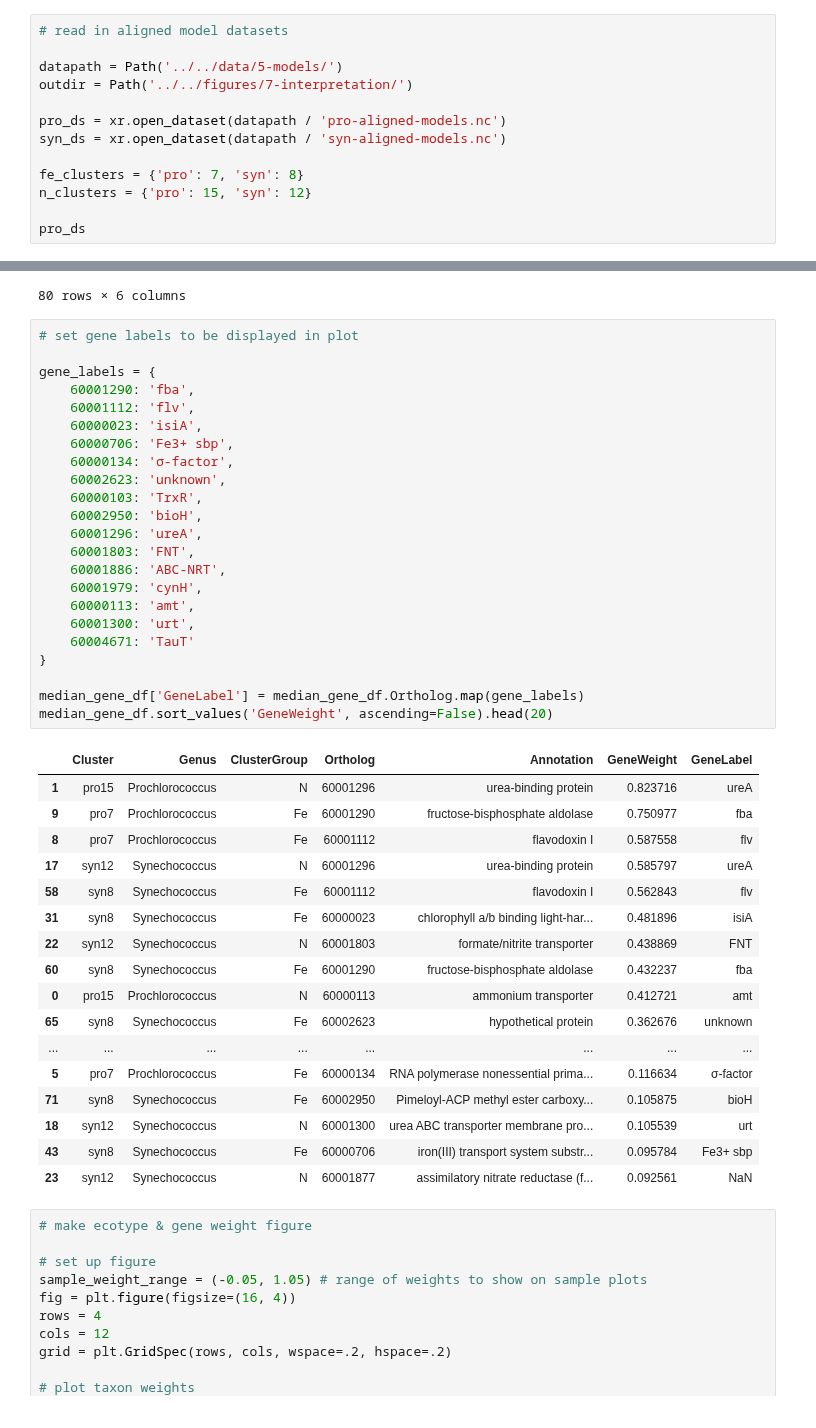
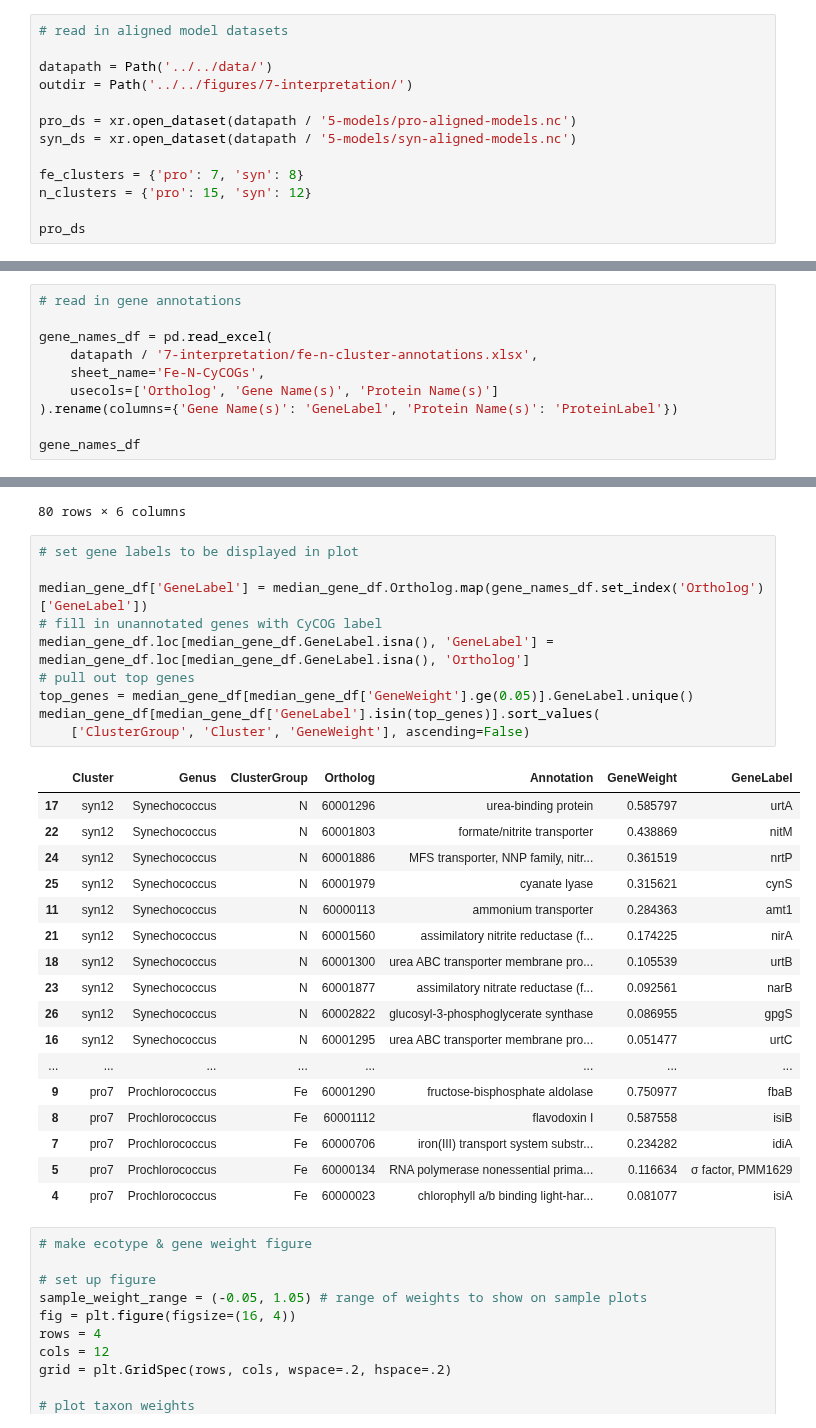
Before and after one commit to blasks/barnacle-manuscript, a Jupyter notebook: analyses/7-interpretation/2-fe-n-clusters.ipynb, the cells around one changed output, grey strips where cells are left out. Drawn from its saved outputs; the diff is of its cells as text.

```diff
--- a/analyses/7-interpretation/2-fe-n-clusters.ipynb
+++ b/analyses/7-interpretation/2-fe-n-clusters.ipynb
@@ -185,11 +185,11 @@ def unique_bins(array, n_bins, bounds=None, reverse=False):
 # %%
 # read in aligned model datasets
 
-datapath = Path('../../data/5-models/')
+datapath = Path('../../data/')
 outdir = Path('../../figures/7-interpretation/')
 
-pro_ds = xr.open_dataset(datapath / 'pro-aligned-models.nc')
-syn_ds = xr.open_dataset(datapath / 'syn-aligned-models.nc')
+pro_ds = xr.open_dataset(datapath / '5-models/pro-aligned-models.nc')
+syn_ds = xr.open_dataset(datapath / '5-models/syn-aligned-models.nc')
 
 fe_clusters = {'pro': 7, 'syn': 8}
 n_clusters = {'pro': 15, 'syn': 12}
@@ -286,3 +286,13 @@ n_cluster_df
 | 48298 | 99 | C | G3.UW.NS.UW40_1.7m | 0.000000 | Synechococcus | Gradients 3 | 2019 | 2019-04-24 05:57:00 | 40.880000 | ... |
 | 48299 | 99 | C | G3.UW.NS.UW40_2.7m | 0.000000 | Synechococcus | Gradients 3 | 2019 | 2019-04-25 06:01:00 | 40.090000 | ... |
 48300 rows × 19 columns
+# %%
+# read in gene annotations
+
+gene_names_df = pd.read_excel(
+    datapath / '7-interpretation/fe-n-cluster-annotations.xlsx',
+    sheet_name='Fe-N-CyCOGs',
+    usecols=['Ortholog', 'Gene Name(s)', 'Protein Name(s)']
+).rename(columns={'Gene Name(s)': 'GeneLabel', 'Protein Name(s)': 'ProteinLabel'})
+
+gene_names_df
@@ -516,44 +540,31 @@ median_gene_df
 # %%
 # set gene labels to be displayed in plot
 
-gene_labels = {
-    60001290: 'fba',
-    60001112: 'flv',
-    60000023: 'isiA',
-    60000706: 'Fe3+ sbp',
-    60000134: 'σ-factor',
-    60002623: 'unknown',
-    60000103: 'TrxR',
-    60002950: 'bioH',
-    60001296: 'ureA',
-    60001803: 'FNT',
-    60001886: 'ABC-NRT',
-    60001979: 'cynH',
-    60000113: 'amt',
-    60001300: 'urt',
-    60004671: 'TauT'
-}
-
-median_gene_df['GeneLabel'] = median_gene_df.Ortholog.map(gene_labels)
-median_gene_df.sort_values('GeneWeight', ascending=False).head(20)
+median_gene_df['GeneLabel'] = median_gene_df.Ortholog.map(gene_names_df.set_index('Ortholog')['GeneLabel'])
+# fill in unannotated genes with CyCOG label
+median_gene_df.loc[median_gene_df.GeneLabel.isna(), 'GeneLabel'] = median_gene_df.loc[median_gene_df.GeneLabel.isna(), 'Ortholog']
+# pull out top genes
+top_genes = median_gene_df[median_gene_df['GeneWeight'].ge(0.05)].GeneLabel.unique()
+median_gene_df[median_gene_df['GeneLabel'].isin(top_genes)].sort_values(
+    ['ClusterGroup', 'Cluster', 'GeneWeight'], ascending=False)
 # %% [output]
 |  | Cluster | Genus | ClusterGroup | Ortholog | Annotation | GeneWeight | GeneLabel |
-| 1 | pro15 | Prochlorococcus | N | 60001296 | urea-binding protein | 0.823716 | ureA |
-| 9 | pro7 | Prochlorococcus | Fe | 60001290 | fructose-bisphosphate aldolase | 0.750977 | fba |
-| 8 | pro7 | Prochlorococcus | Fe | 60001112 | flavodoxin I | 0.587558 | flv |
-| 17 | syn12 | Synechococcus | N | 60001296 | urea-binding protein | 0.585797 | ureA |
-| 58 | syn8 | Synechococcus | Fe | 60001112 | flavodoxin I | 0.562843 | flv |
-| 31 | syn8 | Synechococcus | Fe | 60000023 | chlorophyll a/b binding light-har... | 0.481896 | isiA |
-| 22 | syn12 | Synechococcus | N | 60001803 | formate/nitrite transporter | 0.438869 | FNT |
-| 60 | syn8 | Synechococcus | Fe | 60001290 | fructose-bisphosphate aldolase | 0.432237 | fba |
-| 0 | pro15 | Prochlorococcus | N | 60000113 | ammonium transporter | 0.412721 | amt |
-| 65 | syn8 | Synechococcus | Fe | 60002623 | hypothetical protein | 0.362676 | unknown |
+| 17 | syn12 | Synechococcus | N | 60001296 | urea-binding protein | 0.585797 | urtA |
+| 22 | syn12 | Synechococcus | N | 60001803 | formate/nitrite transporter | 0.438869 | nitM |
+| 24 | syn12 | Synechococcus | N | 60001886 | MFS transporter, NNP family, nitr... | 0.361519 | nrtP |
+| 25 | syn12 | Synechococcus | N | 60001979 | cyanate lyase | 0.315621 | cynS |
+| 11 | syn12 | Synechococcus | N | 60000113 | ammonium transporter | 0.284363 | amt1 |
+| 21 | syn12 | Synechococcus | N | 60001560 | assimilatory nitrite reductase (f... | 0.174225 | nirA |
+| 18 | syn12 | Synechococcus | N | 60001300 | urea ABC transporter membrane pro... | 0.105539 | urtB |
+| 23 | syn12 | Synechococcus | N | 60001877 | assimilatory nitrate reductase (f... | 0.092561 | narB |
+| 26 | syn12 | Synechococcus | N | 60002822 | glucosyl-3-phosphoglycerate synthase | 0.086955 | gpgS |
+| 16 | syn12 | Synechococcus | N | 60001295 | urea ABC transporter membrane pro... | 0.051477 | urtC |
 | ... | ... | ... | ... | ... | ... | ... | ... |
-| 5 | pro7 | Prochlorococcus | Fe | 60000134 | RNA polymerase nonessential prima... | 0.116634 | σ-factor |
-| 71 | syn8 | Synechococcus | Fe | 60002950 | Pimeloyl-ACP methyl ester carboxy... | 0.105875 | bioH |
-| 18 | syn12 | Synechococcus | N | 60001300 | urea ABC transporter membrane pro... | 0.105539 | urt |
-| 43 | syn8 | Synechococcus | Fe | 60000706 | iron(III) transport system substr... | 0.095784 | Fe3+ sbp |
-| 23 | syn12 | Synechococcus | N | 60001877 | assimilatory nitrate reductase (f... | 0.092561 | NaN |
+| 9 | pro7 | Prochlorococcus | Fe | 60001290 | fructose-bisphosphate aldolase | 0.750977 | fbaB |
+| 8 | pro7 | Prochlorococcus | Fe | 60001112 | flavodoxin I | 0.587558 | isiB |
+| 7 | pro7 | Prochlorococcus | Fe | 60000706 | iron(III) transport system substr... | 0.234282 | idiA |
+| 5 | pro7 | Prochlorococcus | Fe | 60000134 | RNA polymerase nonessential prima... | 0.116634 | σ factor, PMM1629 |
+| 4 | pro7 | Prochlorococcus | Fe | 60000023 | chlorophyll a/b binding light-har... | 0.081077 | isiA |
 # %%
 # make ecotype & gene weight figure
 
```
Also changed, not shown: parts of 2 cells of this notebook, 3 other files.
